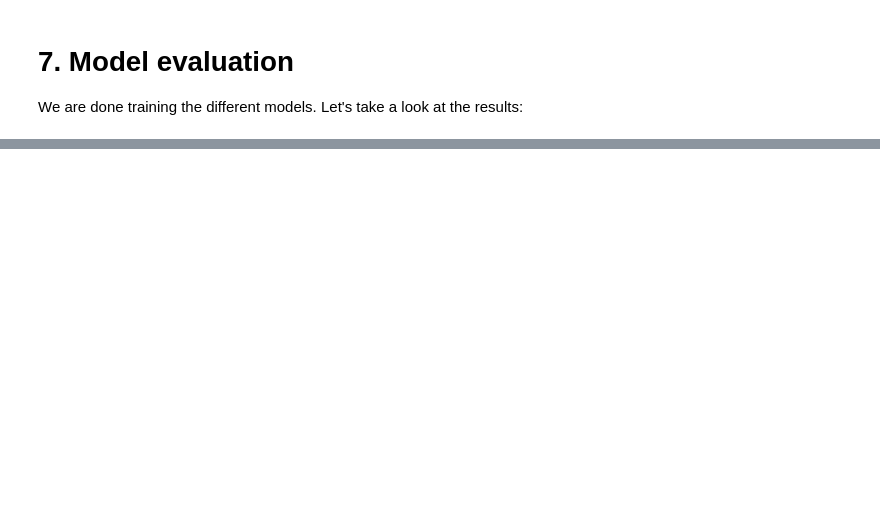
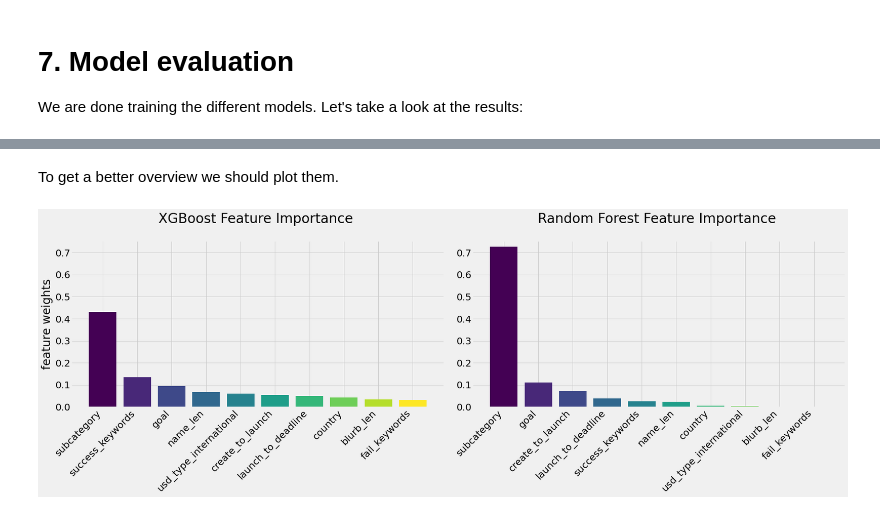
Before and after one commit to ho-ya/Kickstarter_Success_Prediction, a Jupyter notebook: Notebook_Kickstarter_prediction.ipynb, the cells around one changed output, grey strips where cells are left out. Saved outputs shown, nothing was run; the diff lists cells and outputs as text; code cells hidden in the pictures; blank space fills up the shorter version.

```diff
--- a/Notebook_Kickstarter_prediction.ipynb
+++ b/Notebook_Kickstarter_prediction.ipynb
@@ -842,0 +921,13 @@ The confusion matrix of this final model looks like this:
+# %%
+# extract the feature importance from our chosen models
+importances_values_rf = best_rf.feature_importances_
+importances_values_xgb = best_xgb.feature_importances_
+
+# get the feature names from the original dataframe
+importances_names = data.drop('successful', axis=1).columns
+
+# gather both in a list of tupels
+importances_rf = sorted(zip(importances_names, importances_values_rf), key=lambda x: x[1], reverse=True)
+importances_xgb = sorted(zip(importances_names, importances_values_xgb), key=lambda x: x[1], reverse=True)
+
+'Random Forest', importances_rf, 'XGBoost', importances_xgb
@@ -842,0 +952,32 @@ The confusion matrix of this final model looks like this:
+# %% [markdown]
+To get a better overview we should plot them.
+# %%
+# make two subplots, one for each model
+fig, ax = plt.subplots(1, 2, figsize = (23.5, 8.5))
+
+# fill in the plots in a for-loop
+for i, model in enumerate([importances_xgb, importances_rf]):
+    # get feature names and weights from 'importances'
+    feature_names = list(zip(*model))[0]
+    feature_values = list(zip(*model))[1]
+
+    # bar positions
+    x_pos = np.arange(len(feature_names))
+
+    ax[i].bar(x_pos, feature_values, color=plt.cm.viridis(np.linspace(0, 1, len(feature_names))))
+    ax[i].set_xticks(x_pos)
+    ax[i].set_xticklabels(feature_names, rotation=45, ha='right')
+    ax[i].set_ylim(0, 0.75)
+    ax[i].set_frame_on(False)
+    ax[i].tick_params(labelsize=20)
+
+# add text for labels, title, custom x-axis tick labels
+ax[0].set_ylabel('feature weights', fontsize=24)
+ax[0].set_title('XGBoost Feature Importance \n', fontsize=28)
+ax[1].set_title('Random Forest Feature Importance \n', fontsize=28)
+plt.box(False)
+plt.tight_layout()
+plt.savefig('images/Feature_Importances.png', transparent=True)
+plt.show()
+# %% [output]
+[figure, added]
```
Also changed, not shown: parts of 41 cells of this notebook.
